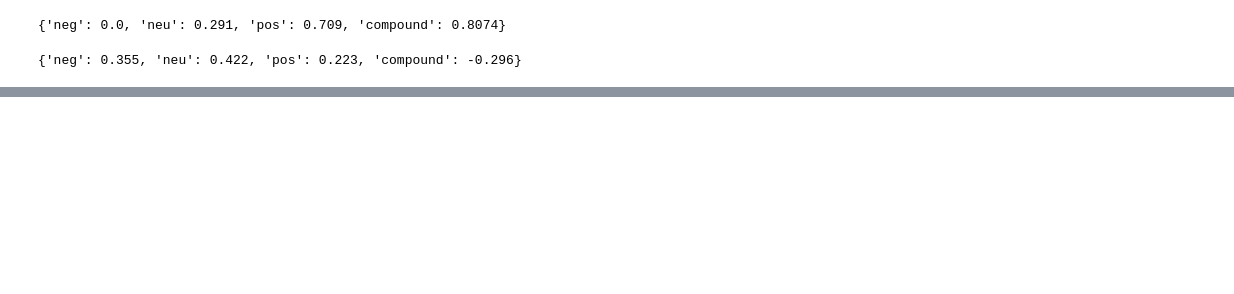
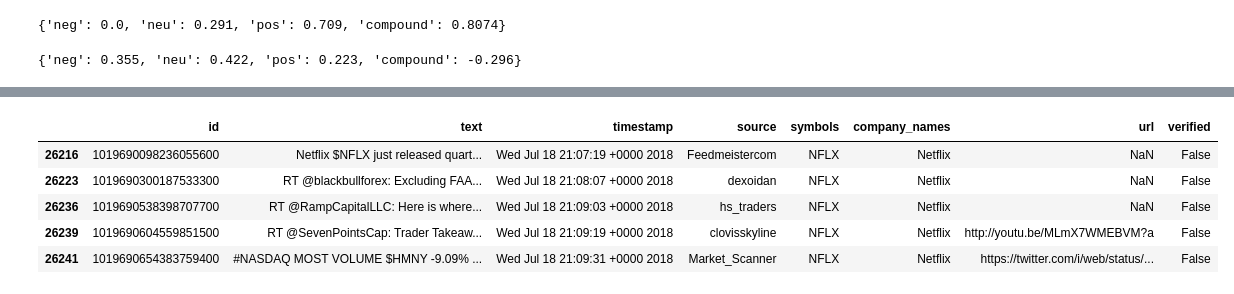
Before and after one commit to sabun123/python-sentiment-analysis, a Jupyter notebook: app.ipynb, the cells around one changed output, grey strips where cells are left out. Cells and saved outputs as stored; diff of their text form; code cells hidden in the pictures; blank space fills up the shorter version.

```diff
--- a/app.ipynb
+++ b/app.ipynb
@@ -31,0 +70,9 @@ sia.polarity_scores('I am angry and dislike the taste of delicious chicken great
+# %%
+netflix_tweets_sorted.head()
+# %% [output]
+|  | id | text | timestamp | source | symbols | company_names | url | verified |
+| 26216 | 1019690098236055600 | Netflix $NFLX just released quart... | Wed Jul 18 21:07:19 +0000 2018 | Feedmeistercom | NFLX | Netflix | NaN | False |
+| 26223 | 1019690300187533300 | RT @blackbullforex: Excluding FAA... | Wed Jul 18 21:08:07 +0000 2018 | dexoidan | NFLX | Netflix | NaN | False |
+| 26236 | 1019690538398707700 | RT @RampCapitalLLC: Here is where... | Wed Jul 18 21:09:03 +0000 2018 | hs_traders | NFLX | Netflix | NaN | False |
+| 26239 | 1019690604559851500 | RT @SevenPointsCap: Trader Takeaw... | Wed Jul 18 21:09:19 +0000 2018 | clovisskyline | NFLX | Netflix | http://youtu.be/MLmX7WMEBVM?a | False |
+| 26241 | 1019690654383759400 | #NASDAQ MOST VOLUME $HMNY -9.09% ... | Wed Jul 18 21:09:31 +0000 2018 | Market_Scanner | NFLX | Netflix | https://twitter.com/i/web/status/... | False |
```
Also changed, not shown: parts of 10 cells of this notebook, 5 other files.
